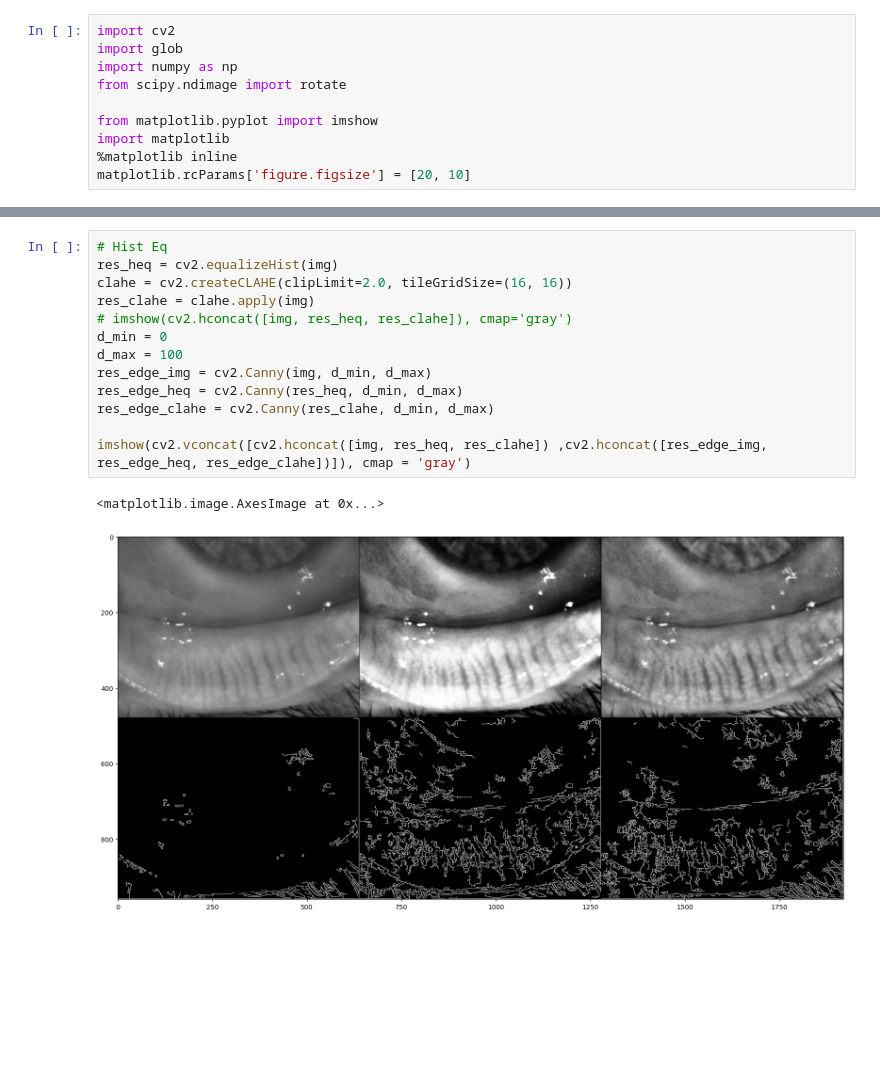
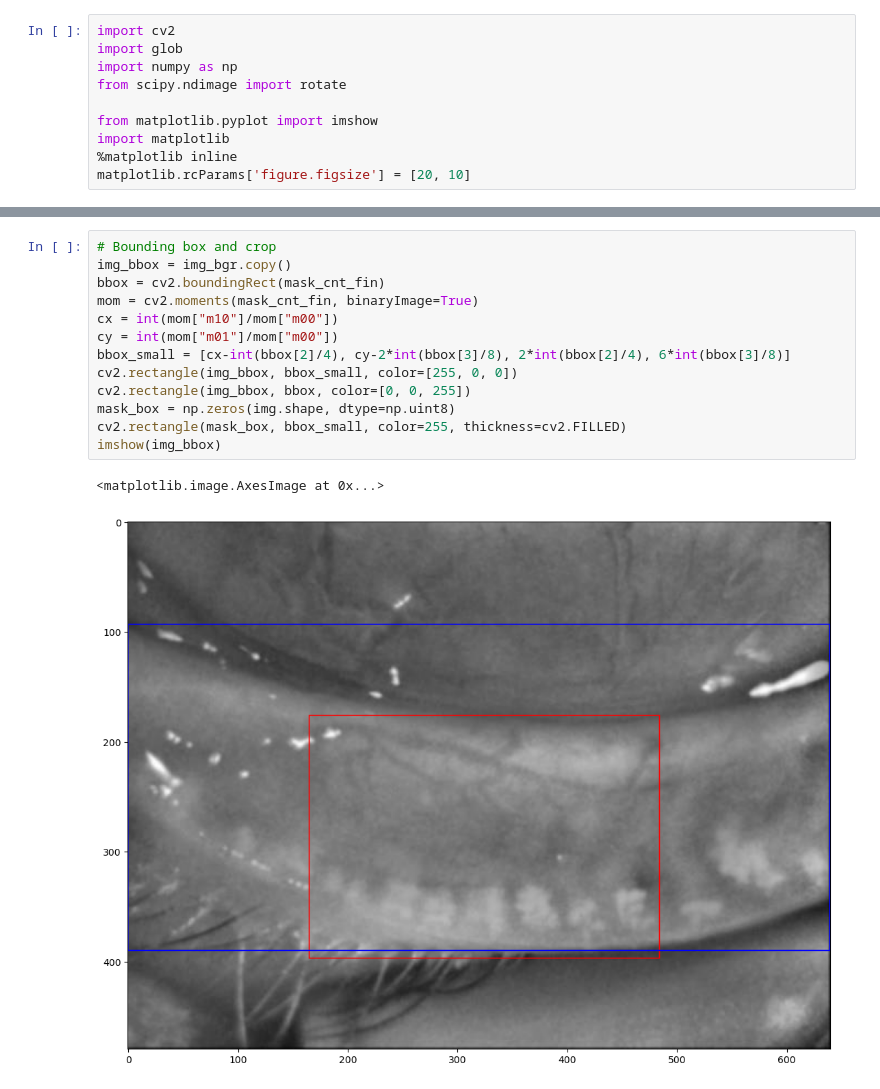
Before and after one commit to oykudiribas/Meibo-segment, a Jupyter notebook: src/main_nb.ipynb, the cells around one changed output, grey strips where cells are left out. Drawn from its saved outputs; the diff is of its cells as text; blank space fills up the shorter version.

```diff
--- a/src/main_nb.ipynb
+++ b/src/main_nb.ipynb
@@ -98,16 +107,16 @@ imshow(cv2.hconcat([res_sbl, res_sbl_mor, res_sbl_mor3, mask_cnt]), cmap='gray')
-# %%
-# Hist Eq
-res_heq = cv2.equalizeHist(img)
-clahe = cv2.createCLAHE(clipLimit=2.0, tileGridSize=(16, 16))
-res_clahe = clahe.apply(img)
-# imshow(cv2.hconcat([img, res_heq, res_clahe]), cmap='gray')
-d_min = 0
-d_max = 100
-res_edge_img = cv2.Canny(img, d_min, d_max)
-res_edge_heq = cv2.Canny(res_heq, d_min, d_max)
-res_edge_clahe = cv2.Canny(res_clahe, d_min, d_max)
-
-imshow(cv2.vconcat([cv2.hconcat([img, res_heq, res_clahe]) ,cv2.hconcat([res_edge_img, res_edge_heq, res_edge_clahe])]), cmap = 'gray')
-# %% [output]
-<matplotlib.image.AxesImage at 0x...>
-[figure, removed]
+# %%
+# Bounding box and crop
+img_bbox = img_bgr.copy()
+bbox = cv2.boundingRect(mask_cnt_fin)
+mom = cv2.moments(mask_cnt_fin, binaryImage=True)
+cx = int(mom["m10"]/mom["m00"])
+cy = int(mom["m01"]/mom["m00"])
+bbox_small = [cx-int(bbox[2]/4), cy-2*int(bbox[3]/8), 2*int(bbox[2]/4), 6*int(bbox[3]/8)]
+cv2.rectangle(img_bbox, bbox_small, color=[255, 0, 0])
+cv2.rectangle(img_bbox, bbox, color=[0, 0, 255])
+mask_box = np.zeros(img.shape, dtype=np.uint8)
+cv2.rectangle(mask_box, bbox_small, color=255, thickness=cv2.FILLED)
+imshow(img_bbox)
+# %% [output]
+<matplotlib.image.AxesImage at 0x...>
+[figure, added]
```
Also changed, not shown: parts of 7 cells of this notebook, 33 other files.
